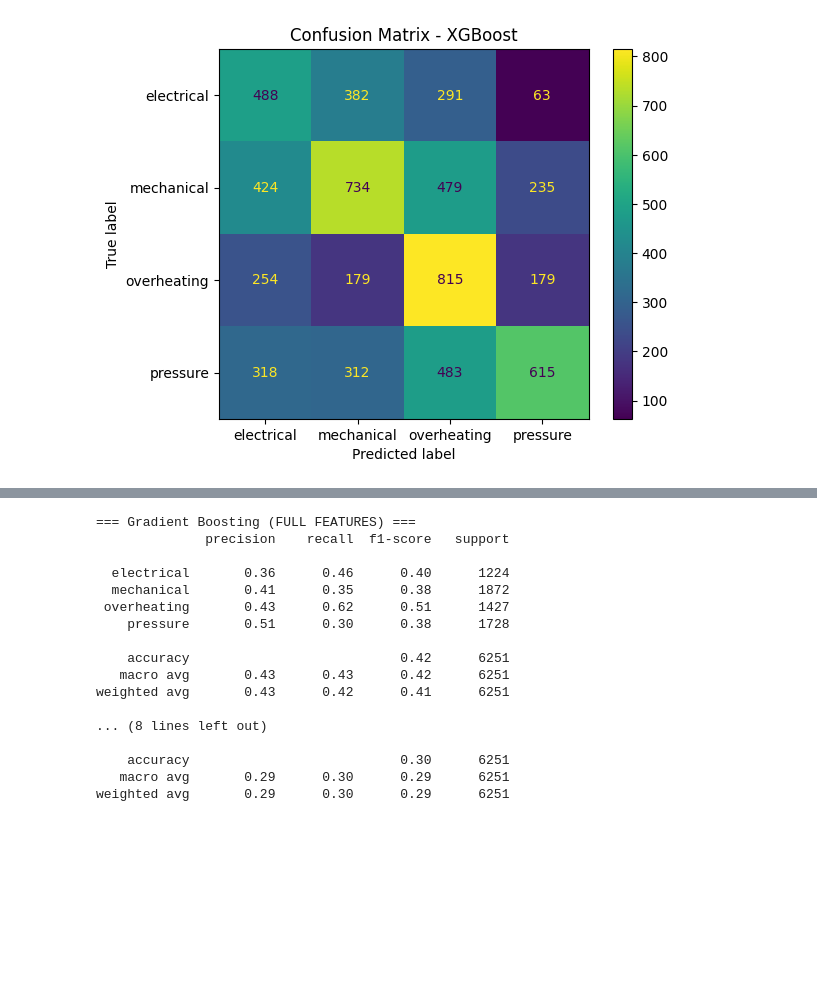
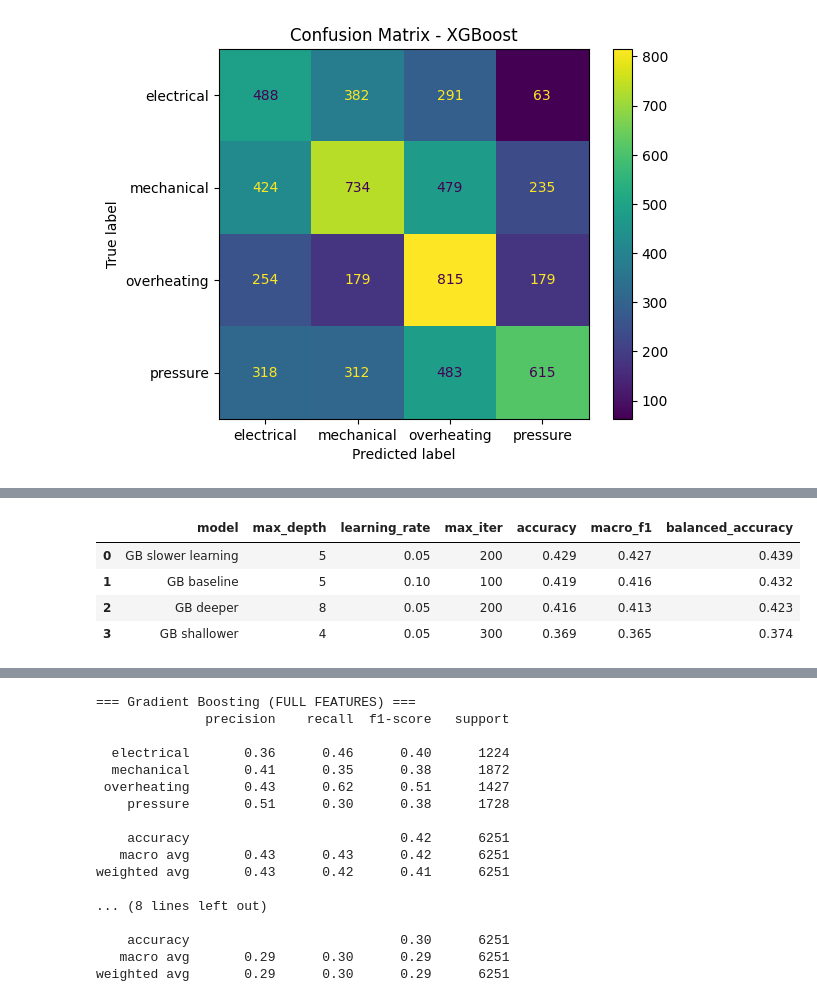
Before and after one commit to jiravo/diplomova-prace, a Jupyter notebook: predictive/failure_type.ipynb, the cells around one changed output, grey strips where cells are left out. Saved outputs shown, nothing was run; the diff lists cells and outputs as text; code cells hidden in the pictures; blank space fills up the shorter version.

```diff
--- a/predictive/failure_type.ipynb
+++ b/predictive/failure_type.ipynb
@@ -310,0 +277,18 @@ Balanced accuracy: 0.4294544615986208
+# %%
+# Pomocne funkce pro jednoduche porovnani modelu
+from sklearn.metrics import accuracy_score, balanced_accuracy_score, f1_score
+
+def evaluate_predictions(y_true, y_pred):
+    return {
+        "accuracy": accuracy_score(y_true, y_pred),
+        "macro_f1": f1_score(y_true, y_pred, average="macro"),
+        "balanced_accuracy": balanced_accuracy_score(y_true, y_pred),
+    }
+
+def build_gb_model(**kwargs):
+    params = {
+        "max_depth": 5,
+        "random_state": 42,
+    }
+    params.update(kwargs)
+    return HistGradientBoostingClassifier(**params)
@@ -310,0 +311,40 @@ Balanced accuracy: 0.4294544615986208
+# %%
+# Jednoduche ladeni HistGradientBoosting
+gb_candidates = [
+    {"model": "GB baseline", "max_depth": 5, "learning_rate": 0.10, "max_iter": 100},
+    {"model": "GB slower learning", "max_depth": 5, "learning_rate": 0.05, "max_iter": 200},
+    {"model": "GB deeper", "max_depth": 8, "learning_rate": 0.05, "max_iter": 200},
+    {"model": "GB shallower", "max_depth": 4, "learning_rate": 0.05, "max_iter": 300},
+]
+
+gb_models = {}
+gb_tuning_rows = []
+
+for cfg in gb_candidates:
+    model = build_gb_model(
+        max_depth=cfg["max_depth"],
+        learning_rate=cfg["learning_rate"],
+        max_iter=cfg["max_iter"],
+    )
+    model.fit(X_train, y_train)
+    pred = pd.Series(model.predict(X_test), index=y_test.index)
+    gb_models[cfg["model"]] = {"model": model, "pred": pred, "config": cfg}
+    gb_tuning_rows.append({
+        **cfg,
+        **evaluate_predictions(y_test, pred),
+    })
+
+gb_tuning_results = (
+    pd.DataFrame(gb_tuning_rows)
+    .round(3)
+    .sort_values(["macro_f1", "balanced_accuracy"], ascending=False)
+    .reset_index(drop=True)
+)
+
+gb_tuning_results
+# %% [output]
+|  | model | max_depth | learning_rate | max_iter | accuracy | macro_f1 | balanced_accuracy |
+| 0 | GB slower learning | 5 | 0.05 | 200 | 0.429 | 0.427 | 0.439 |
+| 1 | GB baseline | 5 | 0.10 | 100 | 0.419 | 0.416 | 0.432 |
+| 2 | GB deeper | 8 | 0.05 | 200 | 0.416 | 0.413 | 0.423 |
+| 3 | GB shallower | 4 | 0.05 | 300 | 0.369 | 0.365 | 0.374 |
```
Also changed, not shown: parts of 16 cells of this notebook, 2 other files.
